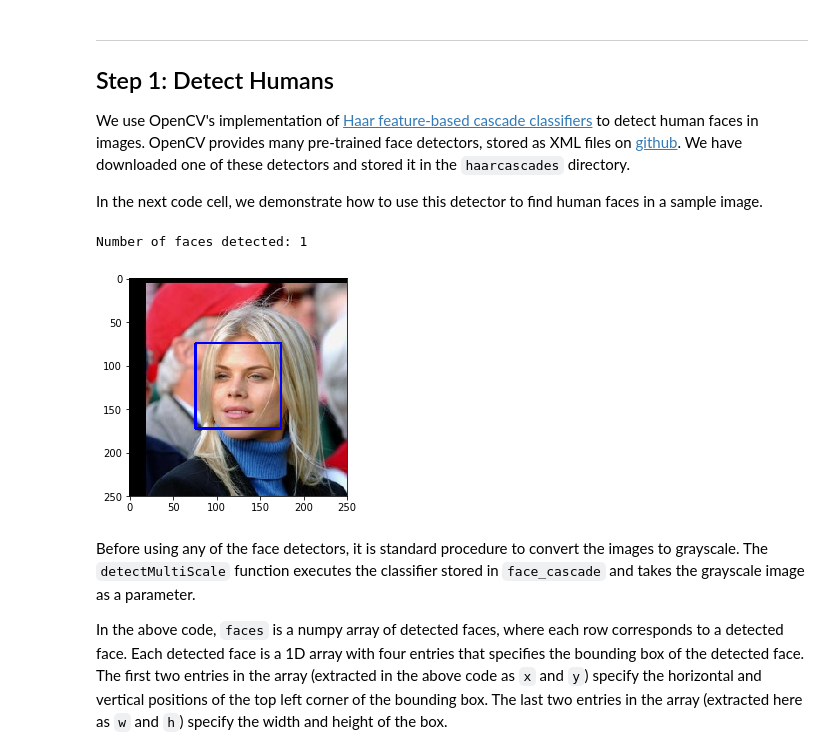
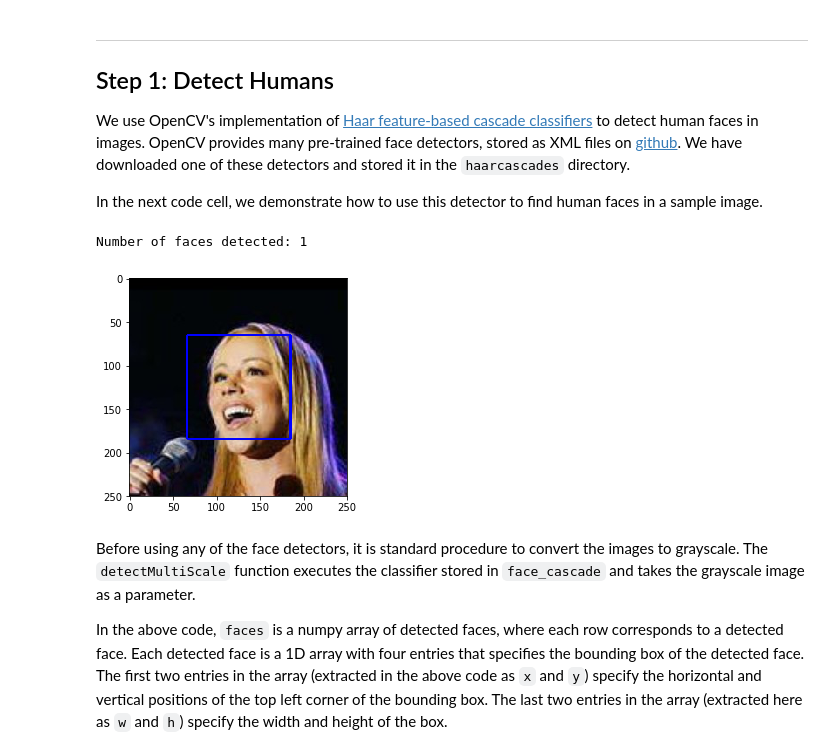
Before and after one commit to animeshseemendra/dog-app, a Jupyter notebook: dog_app.ipynb, the cells around one changed output. Drawn from its saved outputs; the diff is of its cells as text; code cells hidden in the pictures.

```diff
--- a/dog_app.ipynb
+++ b/dog_app.ipynb
@@ -101,9 +99,8 @@ import random
 random.seed(8675309)
 
 # load filenames in shuffled human dataset
-human_files = np.array(glob("lfw/*/*"))
+human_files = np.array(glob("/data/lfw/*/*"))
 random.shuffle(human_files)
-
 
 # print statistics about the dataset
 print('There are %d total human images.' % len(human_files))
@@ -121,35 +118,35 @@ In the next code cell, we demonstrate how to use this detector to find human fac
 import cv2
 import matplotlib.pyplot as plt
 %matplotlib inline
 
 # extract pre-trained face detector
 face_cascade = cv2.CascadeClassifier('haarcascades/haarcascade_frontalface_alt.xml')
 
 # load color (BGR) image
 img = cv2.imread(human_files[11])
 # convert BGR image to grayscale
 gray = cv2.cvtColor(img, cv2.COLOR_BGR2GRAY)
 
 # find faces in image
 faces = face_cascade.detectMultiScale(gray)
 
 # print number of faces detected in the image
 print('Number of faces detected:', len(faces))
 
 # get bounding box for each detected face
 for (x,y,w,h) in faces:
     # add bounding box to color image
-    cv2.rectangle(img,(x,y),(x+w,y+h),(250,0,0),2)
+    cv2.rectangle(img,(x,y),(x+w,y+h),(255,0,0),2)
 
 # convert BGR image to RGB for plotting
 cv_rgb = cv2.cvtColor(img, cv2.COLOR_BGR2RGB)
 
 # display the image, along with bounding box
 plt.imshow(cv_rgb)
 plt.show()
 # %% [output]
 Number of faces detected: 1
-[figure, old version]
+[figure, new version]
 # %% [markdown]
 Before using any of the face detectors, it is standard procedure to convert the images to grayscale.  The `detectMultiScale` function executes the classifier stored in `face_cascade` and takes the grayscale image as a parameter.
 
```
Also changed, not shown: parts of 63 cells of this notebook.
